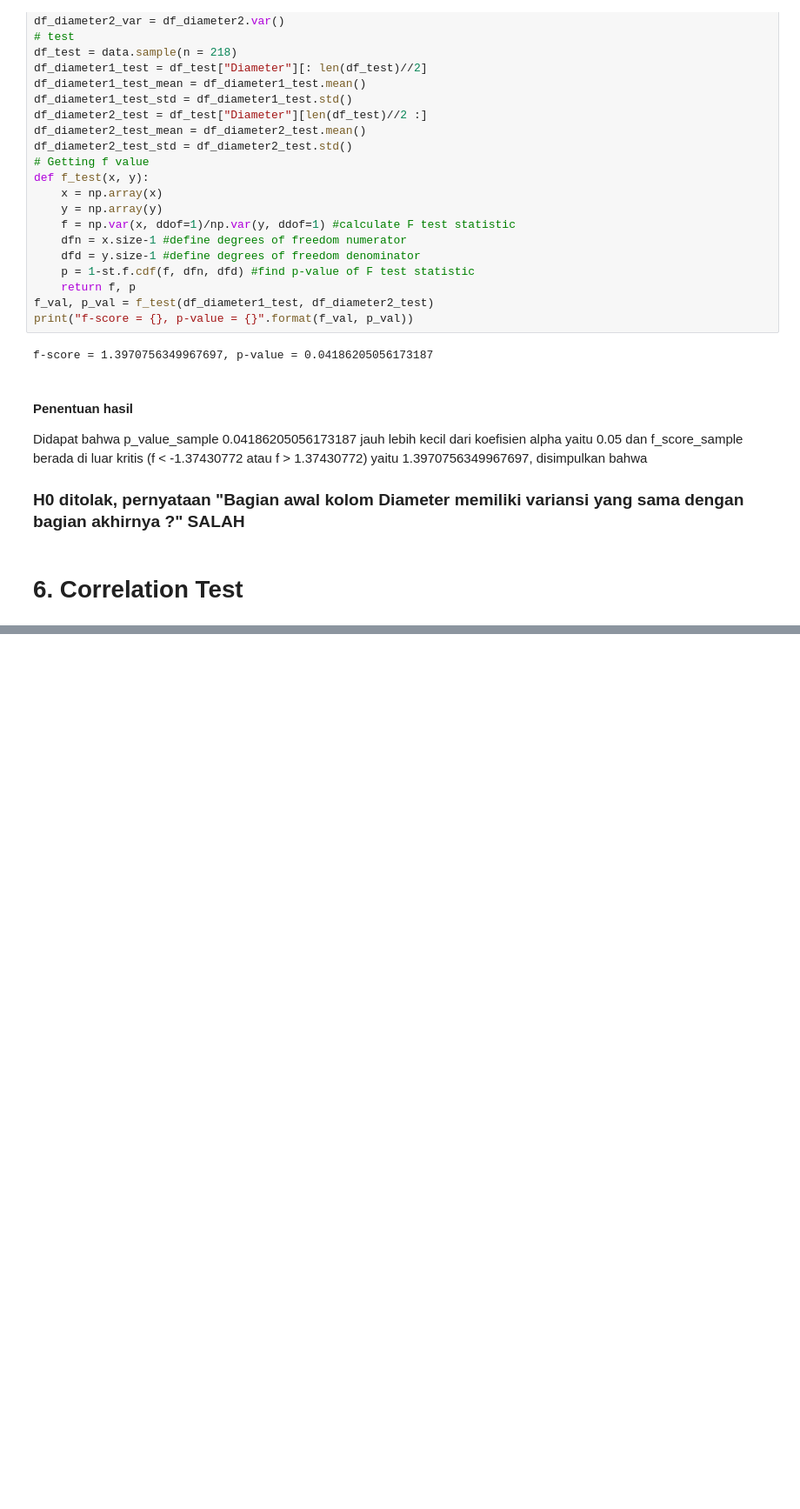
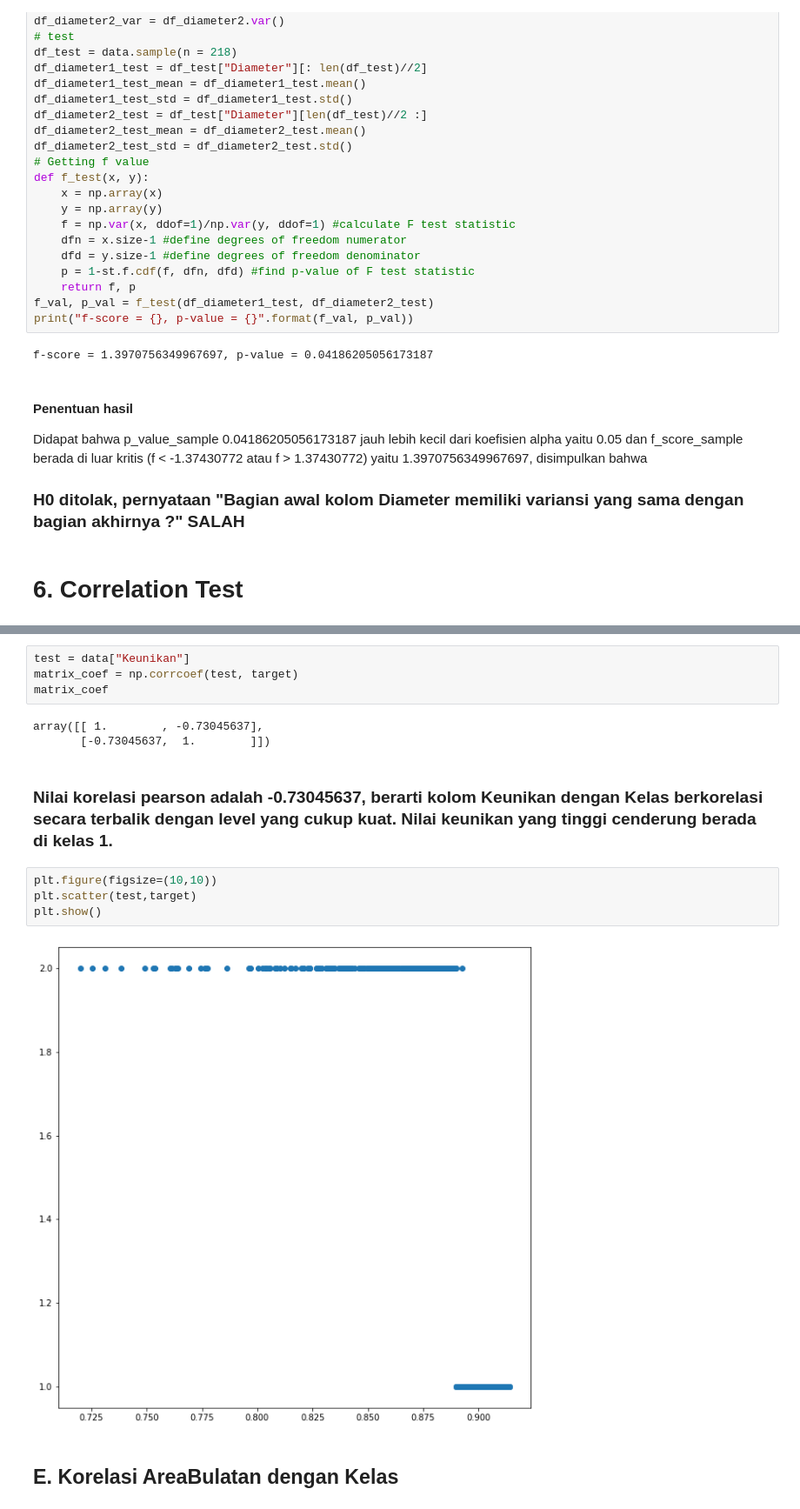
Before and after one commit to chrslex/TubesProbstat, a Jupyter notebook: Tubes keknya sih.ipynb, the cells around one changed output, grey strips where cells are left out. Shown at 87% size. Cells and saved outputs as stored; diff of their text form; blank space fills up the shorter version.

```diff
--- a/Tubes keknya sih.ipynb
+++ b/Tubes keknya sih.ipynb
@@ -873,0 +927,17 @@ dan f_score_sample berada di luar kritis (f < -1.37430772 atau f > 1.37430772) y
+# %%
+test = data["Keunikan"]
+matrix_coef = np.corrcoef(test, target)
+matrix_coef
+# %% [output]
+array([[ 1.        , -0.73045637],
+       [-0.73045637,  1.        ]])
+# %% [markdown]
+### Nilai korelasi pearson adalah -0.73045637, berarti kolom Keunikan dengan Kelas berkorelasi secara terbalik dengan level yang cukup kuat. Nilai keunikan yang tinggi cenderung berada di kelas 1.
+# %%
+plt.figure(figsize=(10,10))
+plt.scatter(test,target)
+plt.show()
+# %% [output]
+[figure, added]
+# %% [markdown]
+## E. Korelasi AreaBulatan dengan Kelas
```
Also changed, not shown: parts of 33 cells of this notebook.
